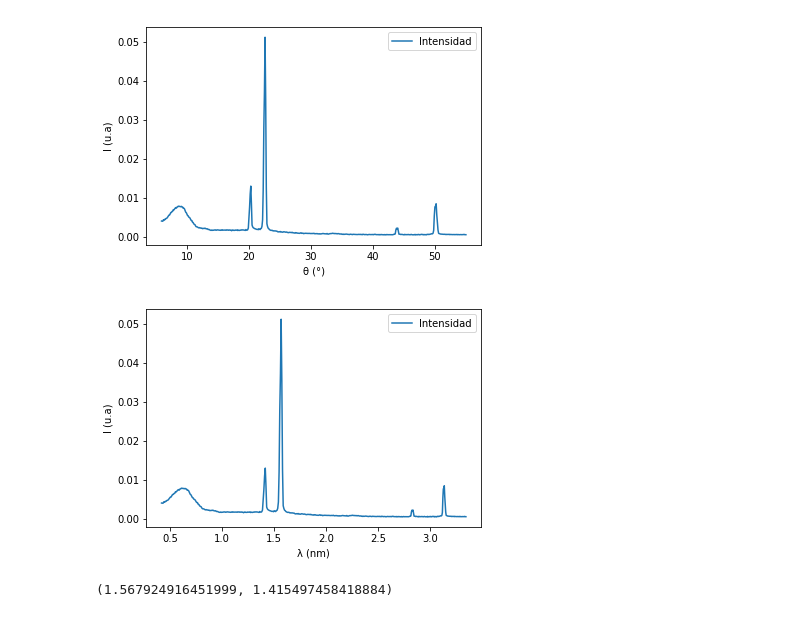
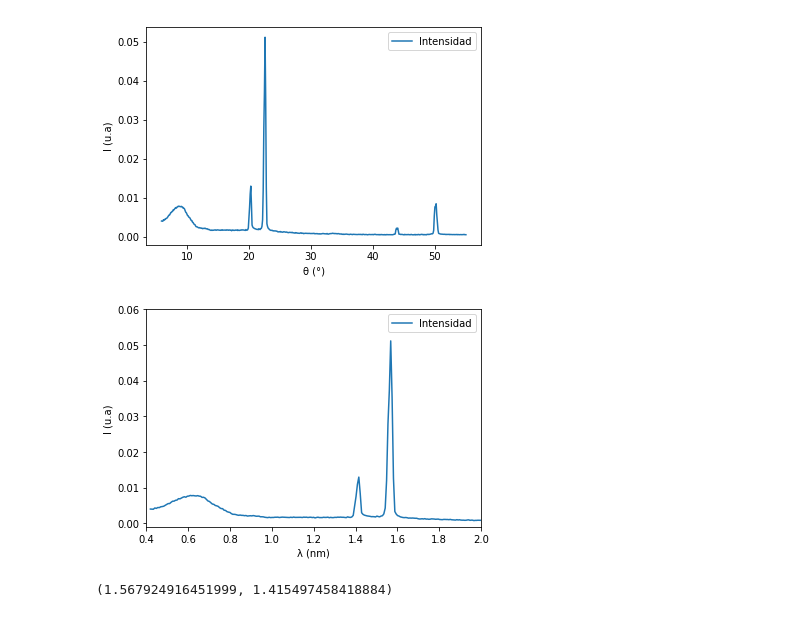
Before and after one commit to diegotg2000/RayosX, a Jupyter notebook: Analisis.ipynb, the cells around one changed output. Saved outputs shown, nothing was run; the diff lists cells and outputs as text; code cells hidden in the pictures.

```diff
--- a/Analisis.ipynb
+++ b/Analisis.ipynb
@@ -25,12 +25,13 @@ landa=landa*(10**10)
 # %%
 plt.figure(figsize=(6,4))
 plt.plot(landa, I, label='Intensidad')
 plt.xlabel('\u03bb (nm)')
 plt.ylabel('I (u.a)')
+plt.axis([0.4,2.0,-0.001,0.06])
 plt.legend()
 plt.savefig('intelongLiF.png')
 # %% [output]
-[figure, old version]
+[figure, new version]
 # %%
 Ialp=max(I)
 Ibet=max(I[landa<1.5])
```
Also changed, not shown: parts of 5 cells of this notebook, 4 other files.
